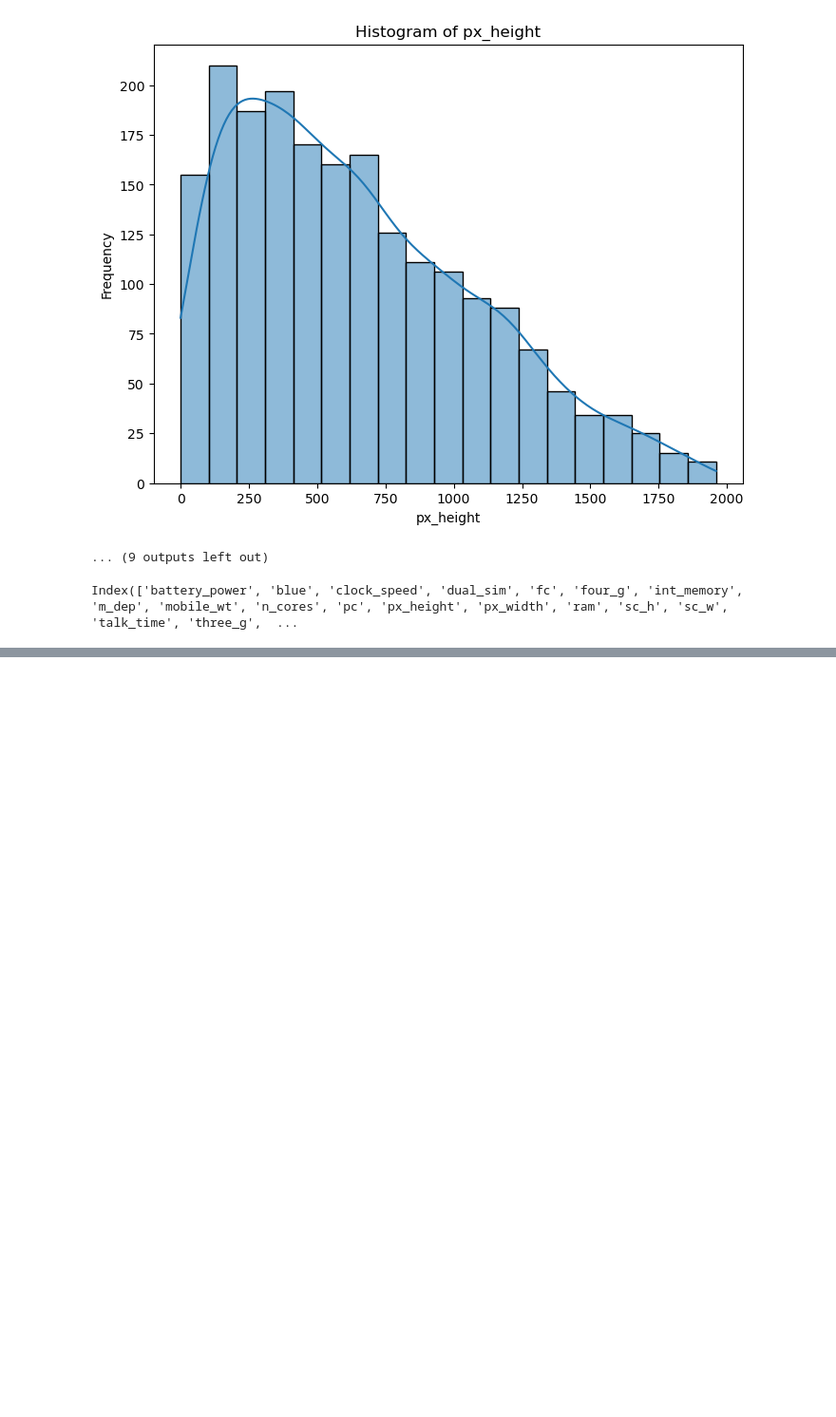
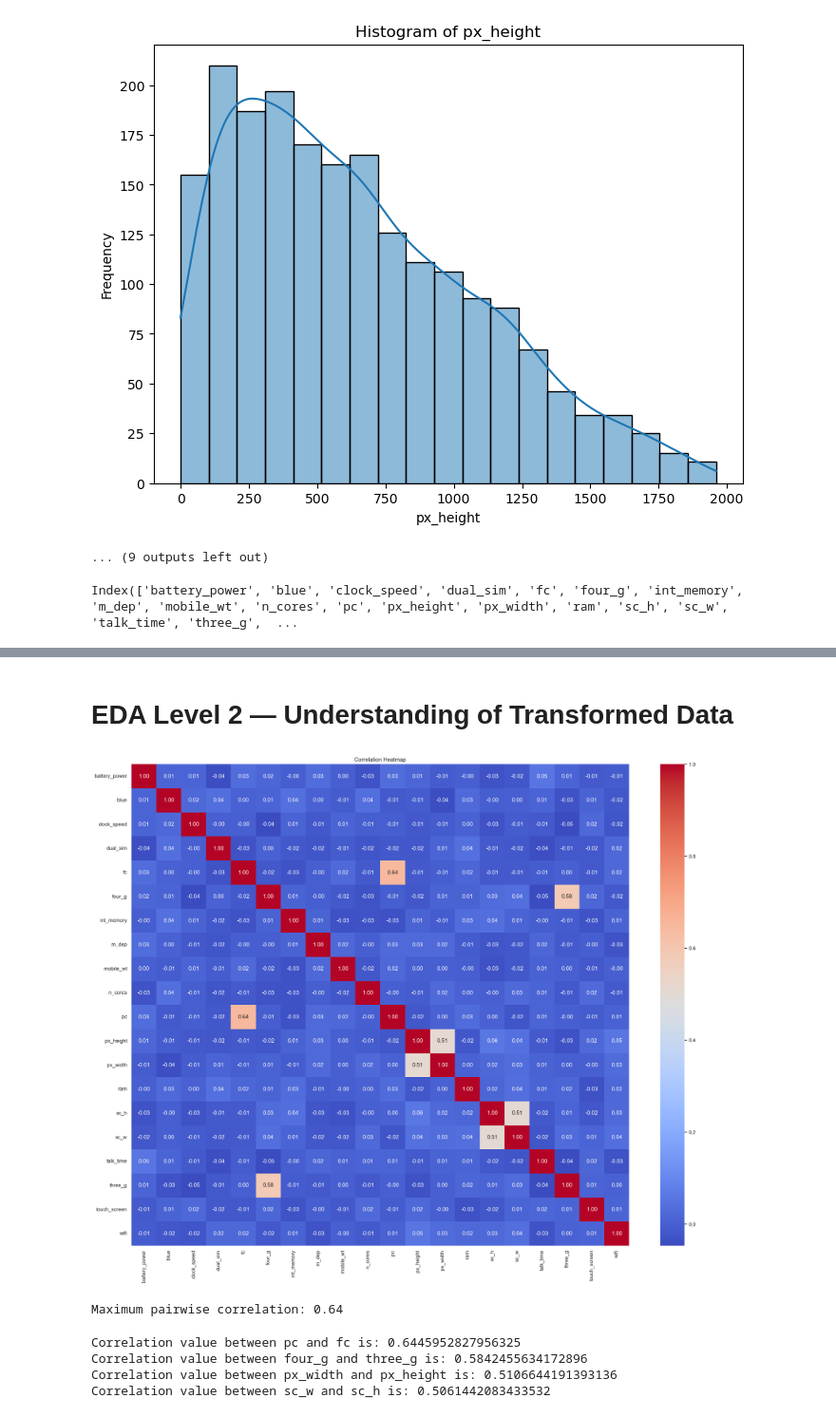
Before and after one commit to ryo873/mobile-price-classification, a Jupyter notebook: MobilePrice-Classification.ipynb, the cells around one changed output, grey strips where cells are left out. Shown at 95% size. Drawn from its saved outputs; the diff is of its cells as text; code cells hidden in the pictures; blank space fills up the shorter version.

```diff
--- a/MobilePrice-Classification.ipynb
+++ b/MobilePrice-Classification.ipynb
@@ -516,0 +539,30 @@ Index(['battery_power', 'blue', 'clock_speed', 'dual_sim', 'fc', 'four_g', 'int_
+# %% [markdown]
+# EDA Level 2 — Understanding of Transformed Data
+# %%
+df_l2 = df.copy()
+numerical_cols = [
+    'battery_power', 'blue', 'clock_speed', 'dual_sim', 'fc', 'four_g', 'int_memory', 'm_dep', 'mobile_wt', 'n_cores', 'pc', 'px_height', 'px_width', 'ram', 'sc_h', 'sc_w', 'talk_time', 'three_g', 'touch_screen', 'wifi'
+]
+dependent_col = ['price_range']
+
+# Count correlation matrix
+correlation_matrix = df_l2[numerical_cols].corr()
+
+# Create the heatmap
+plt.figure(figsize=(20,16)) # Set the size of the plot
+sns.heatmap(correlation_matrix, annot=True, cmap='coolwarm', fmt='.2f')
+
+# Set title
+plt.title('Correlation Heatmap')
+
+# Show the plot
+plt.tight_layout()
+plt.show()
+
+# Find the max correlation
+upper_triangular = correlation_matrix.where(np.triu(np.ones(correlation_matrix.shape), k=1).astype(bool))
+max_correlation = upper_triangular.max().max()
+print(f"Maximum pairwise correlation: {max_correlation:.2f}")
+# %% [output]
+[figure, added]
+Maximum pairwise correlation: 0.64
@@ -516,0 +574,10 @@ Index(['battery_power', 'blue', 'clock_speed', 'dual_sim', 'fc', 'four_g', 'int_
+# %%
+print(corr_v(df_l2, 'pc','fc'))
+print(corr_v(df_l2,'four_g','three_g'))
+print(corr_v(df_l2, 'px_width', 'px_height'))
+print(corr_v(df_l2, 'sc_w', 'sc_h'))
+# %% [output]
+Correlation value between pc and fc is: 0.6445952827956325
+Correlation value between four_g and three_g is: 0.5842455634172896
+Correlation value between px_width and px_height is: 0.5106644191393136
+Correlation value between sc_w and sc_h is: 0.5061442083433532
```
Also changed, not shown: parts of 7 cells of this notebook.
